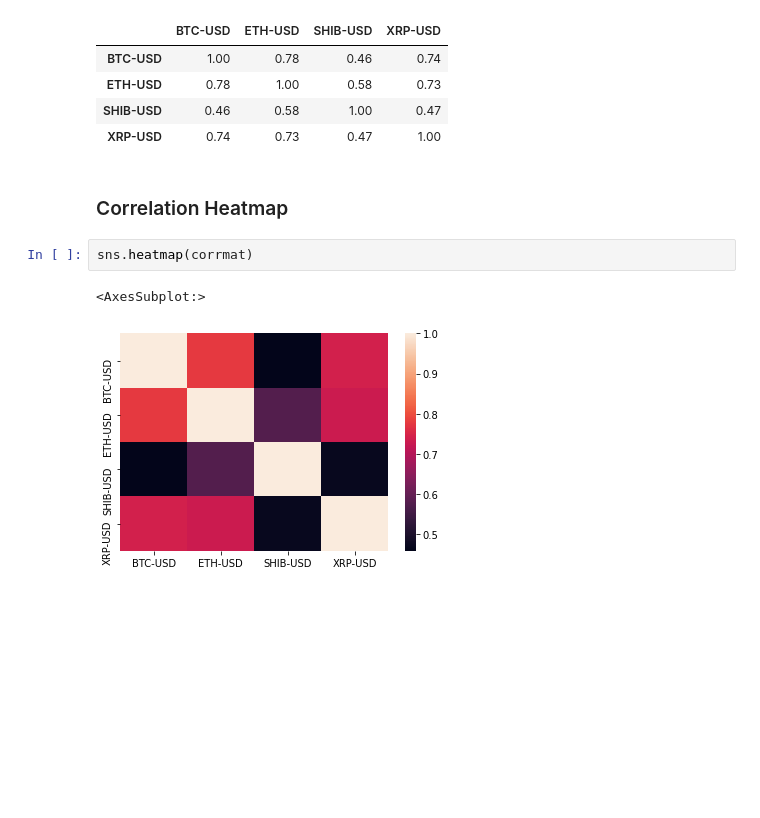
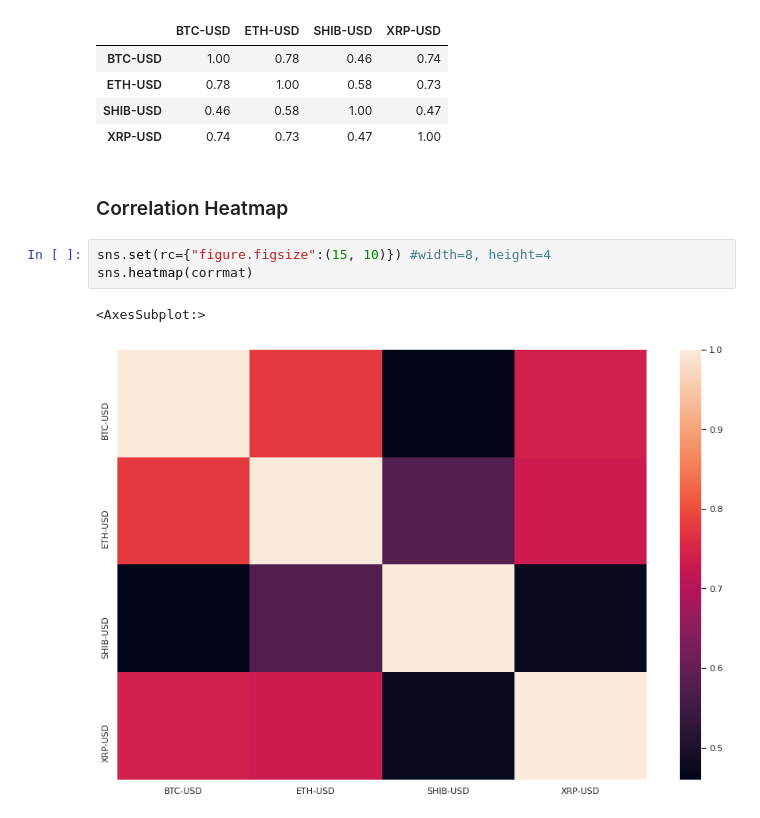
Before and after one commit to cyobero/portfolio, a Jupyter notebook: python/notebooks/cyrpto_analysis.ipynb, the cells around one changed output. Cells and saved outputs as stored; diff of their text form; blank space fills up the shorter version.

```diff
--- a/python/notebooks/cyrpto_analysis.ipynb
+++ b/python/notebooks/cyrpto_analysis.ipynb
@@ -76,10 +76,11 @@ round(corrmat, 2)
 | ETH-USD | 0.78 | 1.00 | 0.58 | 0.73 |
 | SHIB-USD | 0.46 | 0.58 | 1.00 | 0.47 |
 | XRP-USD | 0.74 | 0.73 | 0.47 | 1.00 |
-# %% [markdown]
-### Correlation Heatmap
-# %%
-sns.heatmap(corrmat)
-# %% [output]
-<AxesSubplot:>
-[figure, removed]
+# %% [markdown]
+### Correlation Heatmap
+# %%
+sns.set(rc={"figure.figsize":(15, 10)}) #width=8, height=4
+sns.heatmap(corrmat)
+# %% [output]
+<AxesSubplot:>
+[figure, added]
```
Also changed, not shown: parts of 2 cells of this notebook.
